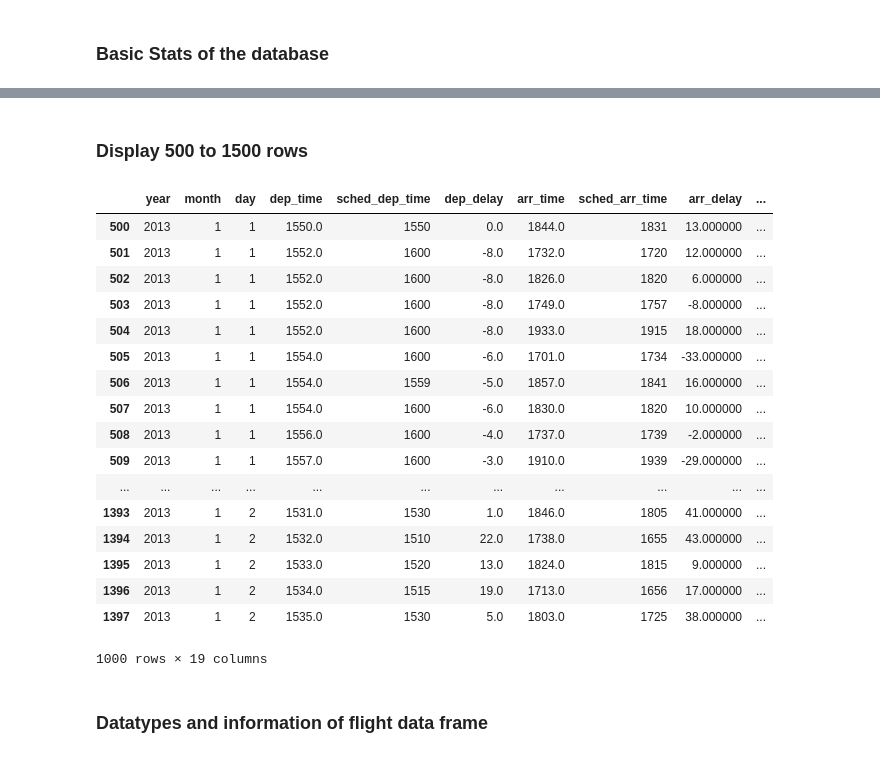
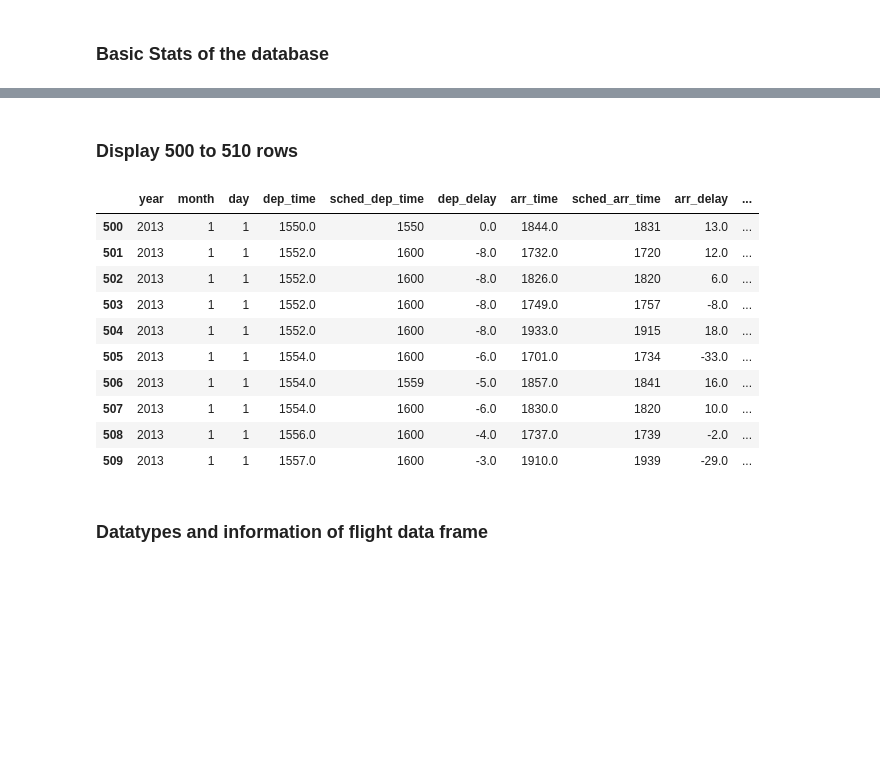
Before and after one commit to sayakgis/NYC_Flight_Analytics, a Jupyter notebook: Project_Analyse_NYC_flightdata.ipynb, the cells around one changed output, grey strips where cells are left out. Drawn from its saved outputs; the diff is of its cells as text; code cells hidden in the pictures; blank space fills up the shorter version.

```diff
--- a/Project_Analyse_NYC_flightdata.ipynb
+++ b/Project_Analyse_NYC_flightdata.ipynb
@@ -107,29 +116,22 @@ df_flight.describe()
 | 75% | 2013.0 | 10.000000 | 23.000000 | 1744.000000 | 1729.000000 | 12.000000 | 1940.000000 | 1945.000000 | 14.000000 | ... |
 | max | 2013.0 | 12.000000 | 31.000000 | 2400.000000 | 2359.000000 | 1301.000000 | 2400.000000 | 2359.000000 | 1272.000000 | ... |
 # %% [markdown]
-### Display 500 to 1500 rows
+### Display 500 to 510 rows
 # %%
 pd.set_option('display.max_rows',500)
-df_flight[500:1500]
+df_flight[500:510]
 # %% [output]
 |  | year | month | day | dep_time | sched_dep_time | dep_delay | arr_time | sched_arr_time | arr_delay | ... |
-| 500 | 2013 | 1 | 1 | 1550.0 | 1550 | 0.0 | 1844.0 | 1831 | 13.000000 | ... |
-| 501 | 2013 | 1 | 1 | 1552.0 | 1600 | -8.0 | 1732.0 | 1720 | 12.000000 | ... |
-| 502 | 2013 | 1 | 1 | 1552.0 | 1600 | -8.0 | 1826.0 | 1820 | 6.000000 | ... |
-| 503 | 2013 | 1 | 1 | 1552.0 | 1600 | -8.0 | 1749.0 | 1757 | -8.000000 | ... |
-| 504 | 2013 | 1 | 1 | 1552.0 | 1600 | -8.0 | 1933.0 | 1915 | 18.000000 | ... |
-| 505 | 2013 | 1 | 1 | 1554.0 | 1600 | -6.0 | 1701.0 | 1734 | -33.000000 | ... |
-| 506 | 2013 | 1 | 1 | 1554.0 | 1559 | -5.0 | 1857.0 | 1841 | 16.000000 | ... |
-| 507 | 2013 | 1 | 1 | 1554.0 | 1600 | -6.0 | 1830.0 | 1820 | 10.000000 | ... |
-| 508 | 2013 | 1 | 1 | 1556.0 | 1600 | -4.0 | 1737.0 | 1739 | -2.000000 | ... |
-| 509 | 2013 | 1 | 1 | 1557.0 | 1600 | -3.0 | 1910.0 | 1939 | -29.000000 | ... |
-| ... | ... | ... | ... | ... | ... | ... | ... | ... | ... | ... |
-| 1393 | 2013 | 1 | 2 | 1531.0 | 1530 | 1.0 | 1846.0 | 1805 | 41.000000 | ... |
-| 1394 | 2013 | 1 | 2 | 1532.0 | 1510 | 22.0 | 1738.0 | 1655 | 43.000000 | ... |
-| 1395 | 2013 | 1 | 2 | 1533.0 | 1520 | 13.0 | 1824.0 | 1815 | 9.000000 | ... |
-| 1396 | 2013 | 1 | 2 | 1534.0 | 1515 | 19.0 | 1713.0 | 1656 | 17.000000 | ... |
-| 1397 | 2013 | 1 | 2 | 1535.0 | 1530 | 5.0 | 1803.0 | 1725 | 38.000000 | ... |
+| 500 | 2013 | 1 | 1 | 1550.0 | 1550 | 0.0 | 1844.0 | 1831 | 13.0 | ... |
+| 501 | 2013 | 1 | 1 | 1552.0 | 1600 | -8.0 | 1732.0 | 1720 | 12.0 | ... |
+| 502 | 2013 | 1 | 1 | 1552.0 | 1600 | -8.0 | 1826.0 | 1820 | 6.0 | ... |
+| 503 | 2013 | 1 | 1 | 1552.0 | 1600 | -8.0 | 1749.0 | 1757 | -8.0 | ... |
+| 504 | 2013 | 1 | 1 | 1552.0 | 1600 | -8.0 | 1933.0 | 1915 | 18.0 | ... |
+| 505 | 2013 | 1 | 1 | 1554.0 | 1600 | -6.0 | 1701.0 | 1734 | -33.0 | ... |
+| 506 | 2013 | 1 | 1 | 1554.0 | 1559 | -5.0 | 1857.0 | 1841 | 16.0 | ... |
+| 507 | 2013 | 1 | 1 | 1554.0 | 1600 | -6.0 | 1830.0 | 1820 | 10.0 | ... |
+| 508 | 2013 | 1 | 1 | 1556.0 | 1600 | -4.0 | 1737.0 | 1739 | -2.0 | ... |
+| 509 | 2013 | 1 | 1 | 1557.0 | 1600 | -3.0 | 1910.0 | 1939 | -29.0 | ... |
-1000 rows × 19 columns
 # %% [markdown]
 ### Datatypes and information of flight data frame
 # %%
```
Also changed, not shown: parts of 6 cells of this notebook.
